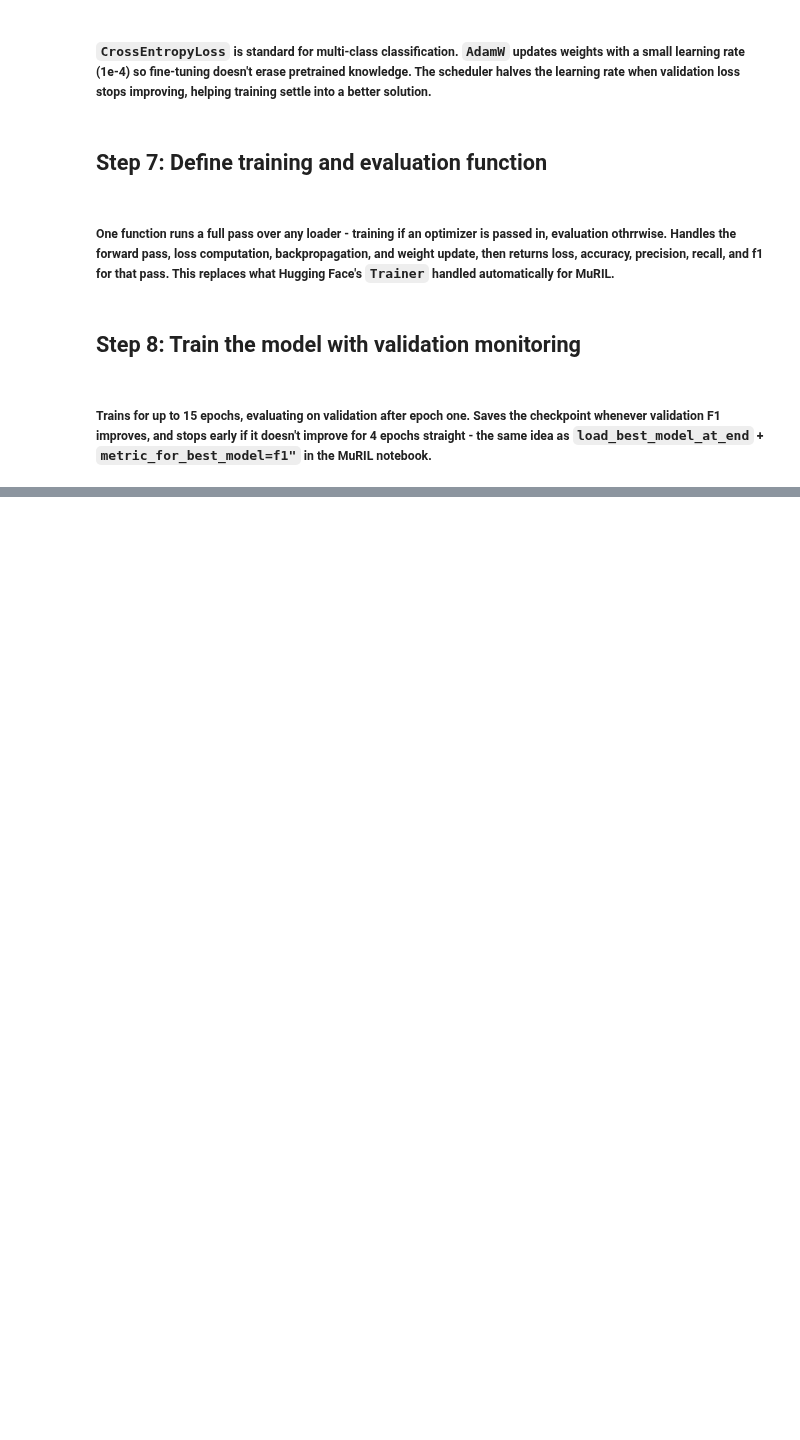
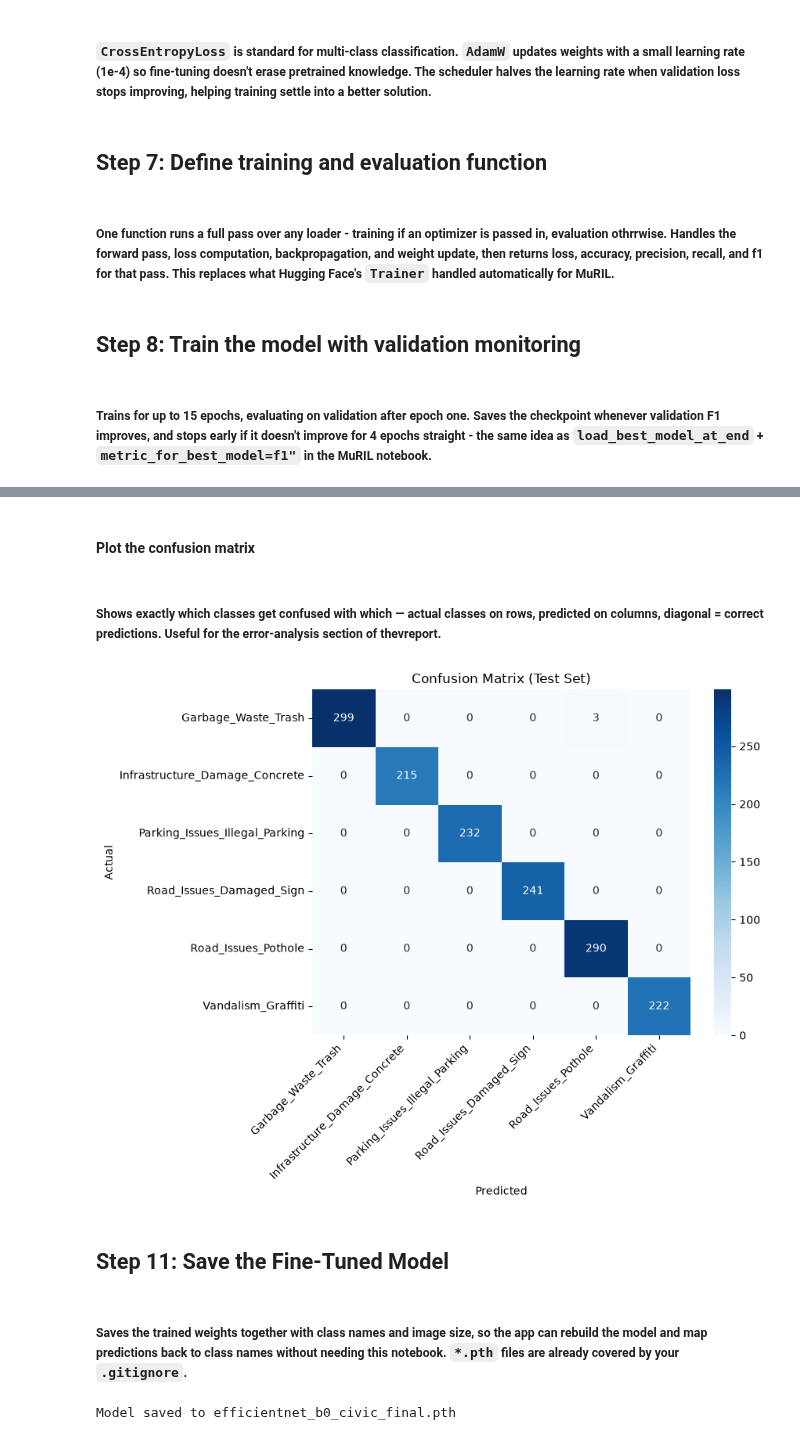
Before and after one commit to AmritaPudasaini/CivicAI-FinalYearProject, a Jupyter notebook: efficientnetB0.ipynb, the cells around one changed output, grey strips where cells are left out. Drawn from its saved outputs; the diff is of its cells as text; code cells hidden in the pictures; blank space fills up the shorter version.

Commit message:
efficientnetB0

```diff
--- a/efficientnetB0.ipynb
+++ b/efficientnetB0.ipynb
@@ -317,0 +432,13 @@ print("Best validation F1:", round(best_f1, 4))
+# %%
+model.load_state_dict(torch.load(BEST_PATH, map_location=device))
+
+test_loss, test_acc, test_prec, test_rec, test_f1, y_true, y_pred = run_epoch(
+    model, test_loader, criterion
+)
+
+print(f"Test Accuracy:  {test_acc:.4f}")
+print(f"Test Precision: {test_prec:.4f}")
+print(f"Test Recall:    {test_rec:.4f}")
+print(f"Test F1-score:  {test_f1:.4f}")
+
+print("\n", classification_report(y_true, y_pred, target_names=class_names, digits=4))
@@ -317,0 +463,31 @@ print("Best validation F1:", round(best_f1, 4))
+# %% [markdown]
+#### Plot the confusion matrix
+# %% [markdown]
+##### Shows exactly which classes get confused with which — actual classes on rows, predicted on columns, diagonal = correct predictions. Useful for the error-analysis section of thevreport.
+# %%
+cm = confusion_matrix(y_true, y_pred)
+plt.figure(figsize=(9, 7))
+sns.heatmap(cm, annot=True, fmt="d", cmap="Blues",
+            xticklabels=class_names, yticklabels=class_names)
+plt.xlabel("Predicted")
+plt.ylabel("Actual")
+plt.title("Confusion Matrix (Test Set)")
+plt.xticks(rotation=45, ha="right")
+plt.tight_layout()
+plt.show()
+# %% [output]
+[figure, added]
+# %% [markdown]
+## Step 11: Save the Fine-Tuned Model
+# %% [markdown]
+##### Saves the trained weights together with class names and image size, so the app can rebuild the model and map predictions back to class names without needing this notebook. `*.pth` files are already covered by your `.gitignore`.
+# %%
+FINAL_PATH = "efficientnet_b0_civic_final.pth"
+torch.save({
+    "model_state_dict": model.state_dict(),
+    "class_names": class_names,
+    "img_size": IMG_SIZE,
+}, FINAL_PATH)
+print("Model saved to", FINAL_PATH)
+# %% [output]
+Model saved to efficientnet_b0_civic_final.pth
```
Also changed, not shown: parts of 10 cells of this notebook.
